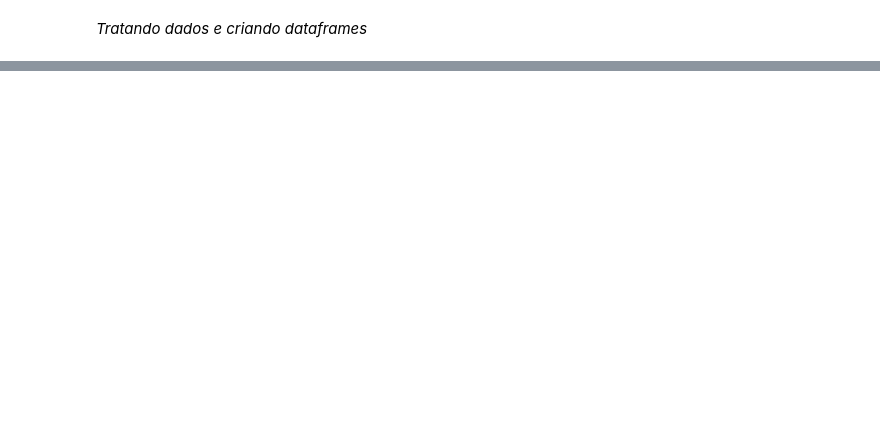
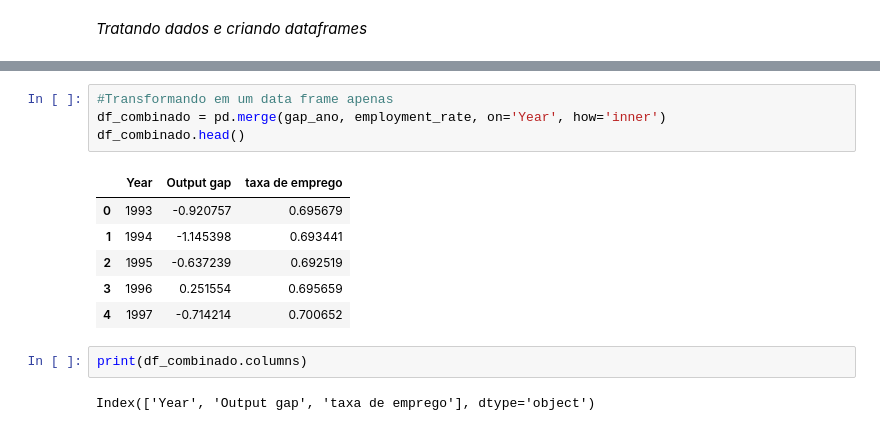
Before and after one commit to gustavo13rodrigo/Trabalho-M-todos, a Jupyter notebook: codigos/employment_x_output_gap.ipynb, the cells around one changed output, grey strips where cells are left out. Drawn from its saved outputs; the diff is of its cells as text; blank space fills up the shorter version.

```diff
--- a/codigos/employment_x_output_gap.ipynb
+++ b/codigos/employment_x_output_gap.ipynb
@@ -31,0 +79,15 @@ Index(['observation_date', 'LREM64TTJPM156S'], dtype='object')
+# %%
+#Transformando em um data frame apenas
+df_combinado = pd.merge(gap_ano, employment_rate, on='Year', how='inner')
+df_combinado.head()
+# %% [output]
+|  | Year | Output gap | taxa de emprego |
+| 0 | 1993 | -0.920757 | 0.695679 |
+| 1 | 1994 | -1.145398 | 0.693441 |
+| 2 | 1995 | -0.637239 | 0.692519 |
+| 3 | 1996 | 0.251554 | 0.695659 |
+| 4 | 1997 | -0.714214 | 0.700652 |
+# %%
+print(df_combinado.columns)
+# %% [output]
+Index(['Year', 'Output gap', 'taxa de emprego'], dtype='object')
```
Also changed, not shown: parts of 7 cells of this notebook, 3 other files.
